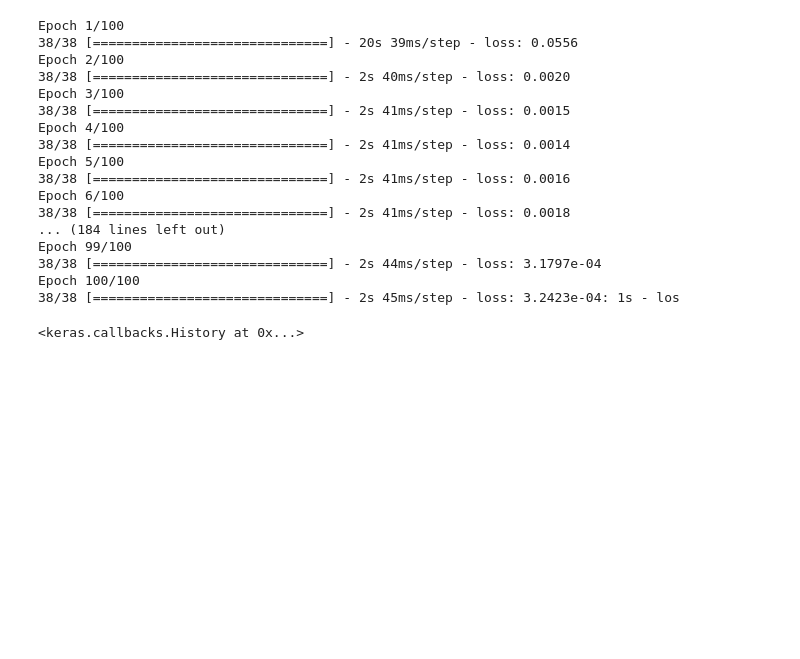
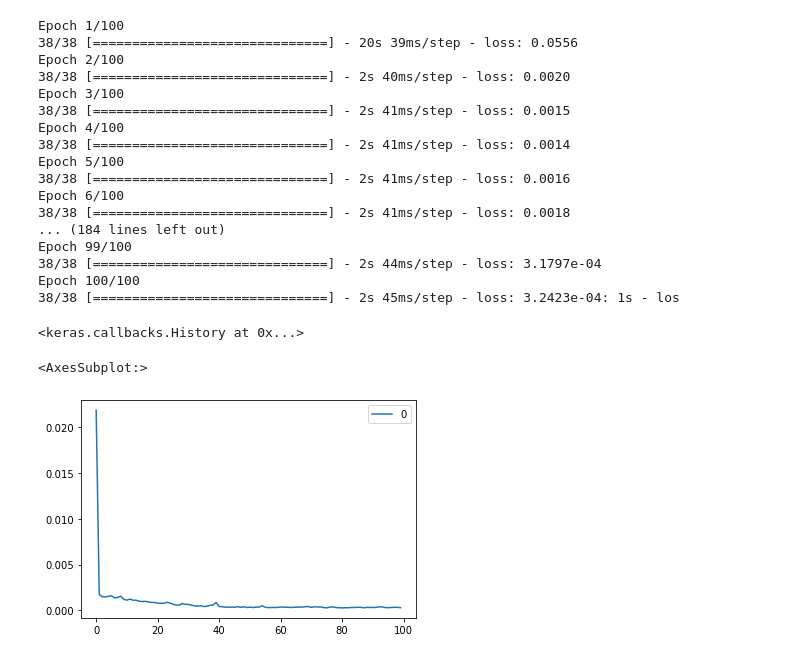
Before and after one commit to mtabishk/machinelearning-arth2020, a Jupyter notebook: Deep_Learning/rnn/rnn_google_stock.ipynb, the cells around one changed output. Cells and saved outputs as stored; diff of their text form; code cells hidden in the pictures; blank space fills up the shorter version.

```diff
--- a/Deep_Learning/rnn/rnn_google_stock.ipynb
+++ b/Deep_Learning/rnn/rnn_google_stock.ipynb
@@ -169,3 +169,12 @@ Epoch 99/100
 Epoch 100/100
 38/38 [==============================] - 2s 45ms/step - loss: 3.2423e-04: 1s - los
 <keras.callbacks.History at 0x...>
+# %%
+l = model.history.history['loss']
+# %%
+pdl = pd.DataFrame(l)
+# %%
+pdl.plot()
+# %% [output]
+<AxesSubplot:>
+[figure, added]
```
